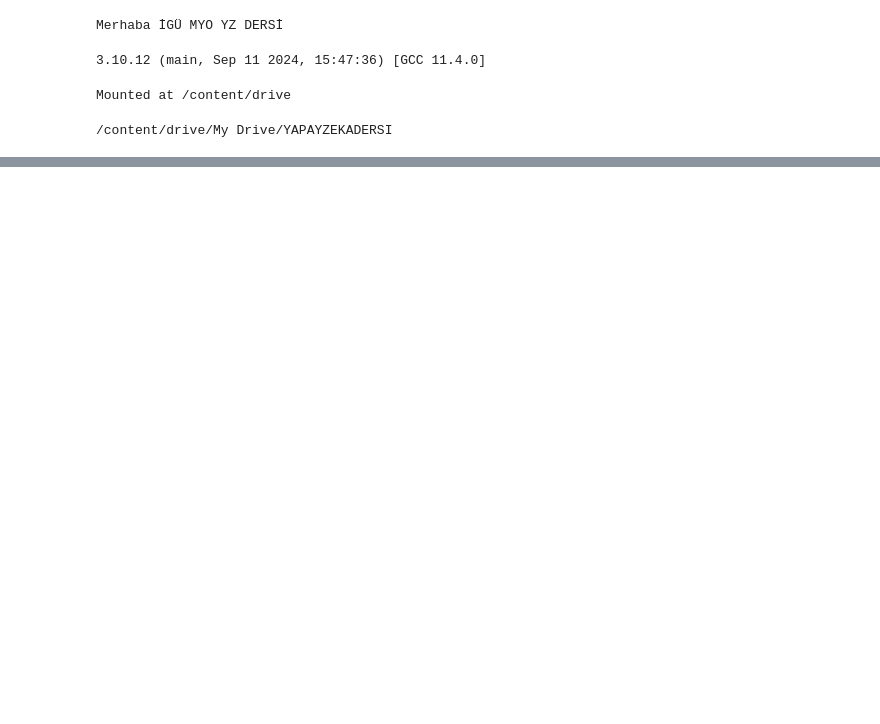
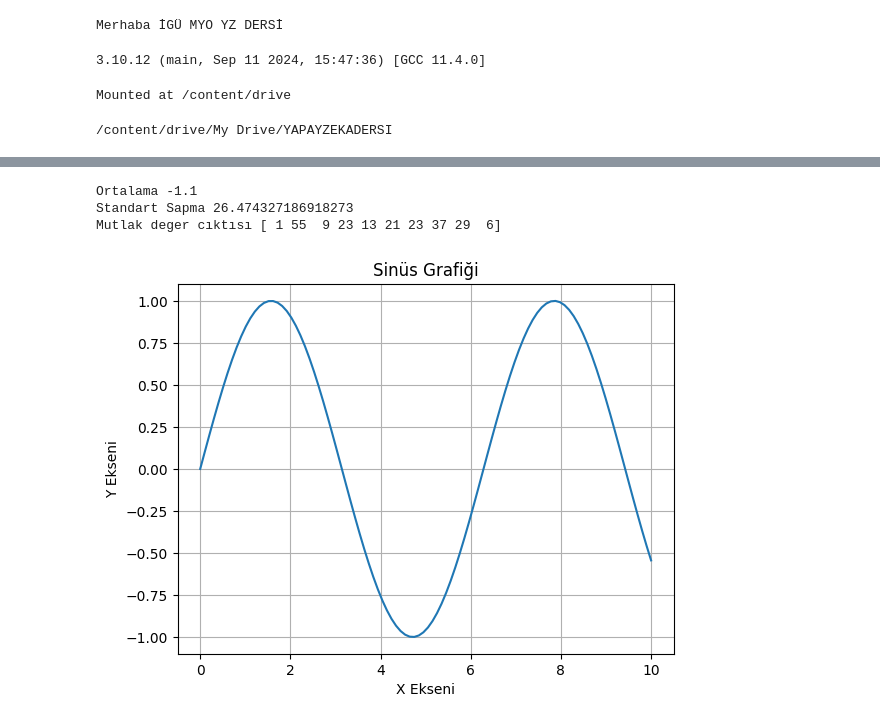
Before and after one commit to Kaanyx9/yz_calismalari, a Jupyter notebook: YZ_1_Ders.ipynb, the cells around one changed output, grey strips where cells are left out. Cells and saved outputs as stored; diff of their text form; code cells hidden in the pictures; blank space fills up the shorter version.

```diff
--- a/YZ_1_Ders.ipynb
+++ b/YZ_1_Ders.ipynb
@@ -25,0 +55,28 @@ os.chdir('/content/drive/My Drive/YAPAYZEKADERSI')
+# %%
+import numpy as np
+dizi = np.array([1, -55 ,-9 , -23 , 13 , -21, 23 , 37, 29, -6])
+ortalama = np.mean(dizi)
+print("Ortalama", ortalama)
+std_sapma = np.std(dizi)
+print("Standart Sapma", std_sapma)
+mutlak_veriler = np.abs(dizi)
+print("Mutlak deger cıktısı" , mutlak_veriler)
+# %% [output]
+Ortalama -1.1
+Standart Sapma 26.474327186918273
+Mutlak deger cıktısı [ 1 55  9 23 13 21 23 37 29  6]
+# %%
+import matplotlib.pyplot as plt
+import numpy as np
+
+x = np.linspace(0, 10, 100)
+y = np.sin(x)
+
+plt.plot(x, y)
+plt.title('Sinüs Grafiği')
+plt.xlabel('X Ekseni')
+plt.ylabel('Y Ekseni')
+plt.grid(True)
+plt.show()
+# %% [output]
+[figure, added]
```
Also changed, not shown: parts of 9 cells of this notebook.
